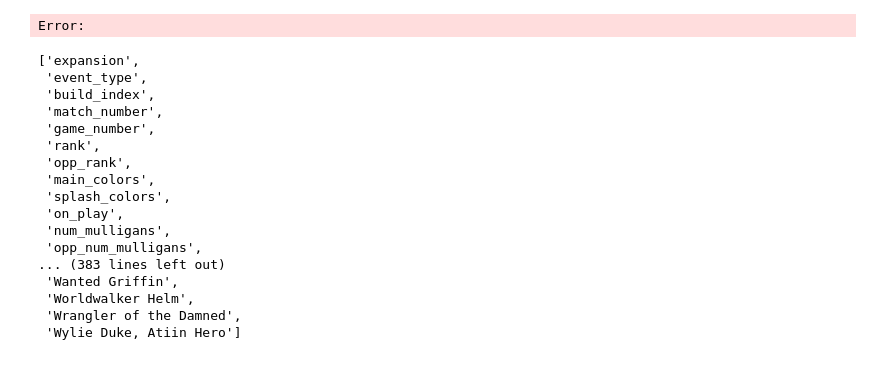
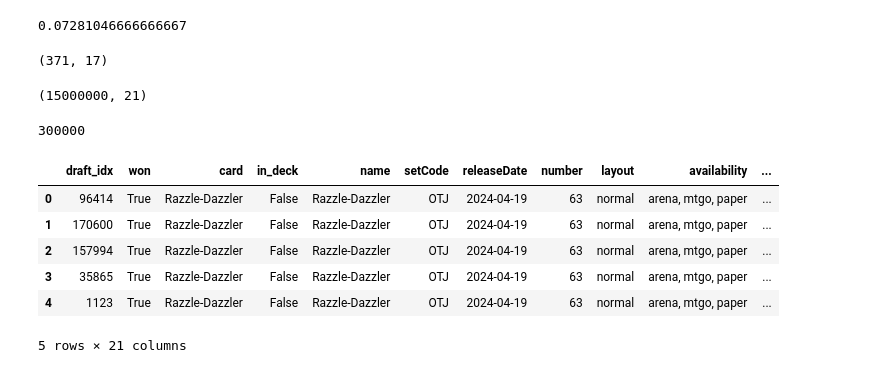
Before and after one commit to meehljd/mtg-modeling, a Jupyter notebook: notebooks/00_data_management/03_join_card_deck.ipynb, the cells around one changed output. Cells and saved outputs as stored; diff of their text form; code cells hidden in the pictures.

Commit message:
update card-deck merging

```diff
--- a/notebooks/00_data_management/03_join_card_deck.ipynb
+++ b/notebooks/00_data_management/03_join_card_deck.ipynb
@@ -5,0 +69,7 @@ deck_file = '../../data/OTJ/deck.feather'
+# %%
+df_d[card_cols] = df_d[card_cols] > 0
+# %%
+idx_cols = ['draft_idx', 'won']
+cols = idx_cols + card_cols.to_list()
+df_d = df_d[cols]
+df_d.shape
@@ -5,0 +78,4 @@ deck_file = '../../data/OTJ/deck.feather'
+# %%
+df_d_melt = df_d[cols].melt(id_vars=idx_cols, var_name='card', value_name='in_deck')
+df_d_melt.to_feather('../../data/OTJ/deck_melt.feather')
+df_d_melt.shape
@@ -6,26 +93,9 @@ deck_file = '../../data/OTJ/deck.feather'
+# %%
+df_d_melt['in_deck'].mean()
+# %% [output]
+0.07281046666666667
 # %%
 df_c = pd.read_feather(card_file)
-df_d = pd.read_feather(deck_file)
-df_c.shape, df_d.shape
+df_c.shape
 # %% [output]
-Error:
+(371, 17)
-# %%
-df_d.columns.to_list()
-# %% [output]
-['expansion',
- 'event_type',
- 'build_index',
- 'match_number',
- 'game_number',
- 'rank',
- 'opp_rank',
- 'main_colors',
- 'splash_colors',
- 'on_play',
- 'num_mulligans',
- 'opp_num_mulligans',
-... (383 lines left out)
- 'Wanted Griffin',
- 'Worldwalker Helm',
- 'Wrangler of the Damned',
- 'Wylie Duke, Atiin Hero']
@@ -37,0 +102,22 @@ df_d[:100][cols].melt(id_vars=['won'], var_name='card', value_name='count')
+# %%
+df = pd.merge(df_d_melt, df_c, left_on='card', right_on='name', how='left')
+df.shape
+# %% [output]
+(15000000, 21)
+# %%
+na_mask = df['name'].isna()
+print(na_mask.sum())
+if na_mask.sum() > 0:
+    df[na_mask].sample(10, random_state=42)
+# %% [output]
+300000
+# %%
+df.head()
+# %% [output]
+|  | draft_idx | won | card | in_deck | name | setCode | releaseDate | number | layout | availability | ... |
+| 0 | 96414 | True | Razzle-Dazzler | False | Razzle-Dazzler | OTJ | 2024-04-19 | 63 | normal | arena, mtgo, paper | ... |
+| 1 | 170600 | True | Razzle-Dazzler | False | Razzle-Dazzler | OTJ | 2024-04-19 | 63 | normal | arena, mtgo, paper | ... |
+| 2 | 157994 | True | Razzle-Dazzler | False | Razzle-Dazzler | OTJ | 2024-04-19 | 63 | normal | arena, mtgo, paper | ... |
+| 3 | 35865 | True | Razzle-Dazzler | False | Razzle-Dazzler | OTJ | 2024-04-19 | 63 | normal | arena, mtgo, paper | ... |
+| 4 | 1123 | True | Razzle-Dazzler | False | Razzle-Dazzler | OTJ | 2024-04-19 | 63 | normal | arena, mtgo, paper | ... |
+5 rows × 21 columns
```
Also changed, not shown: parts of 12 cells of this notebook, 1 other file.
